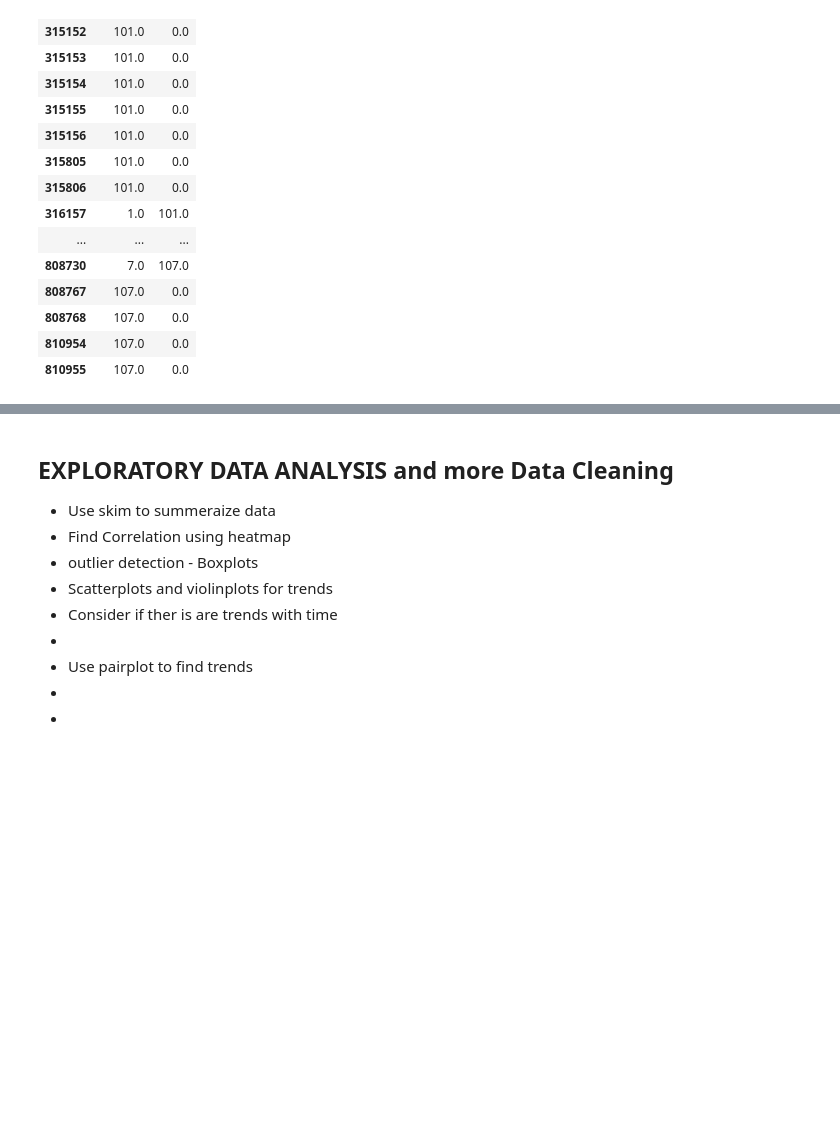
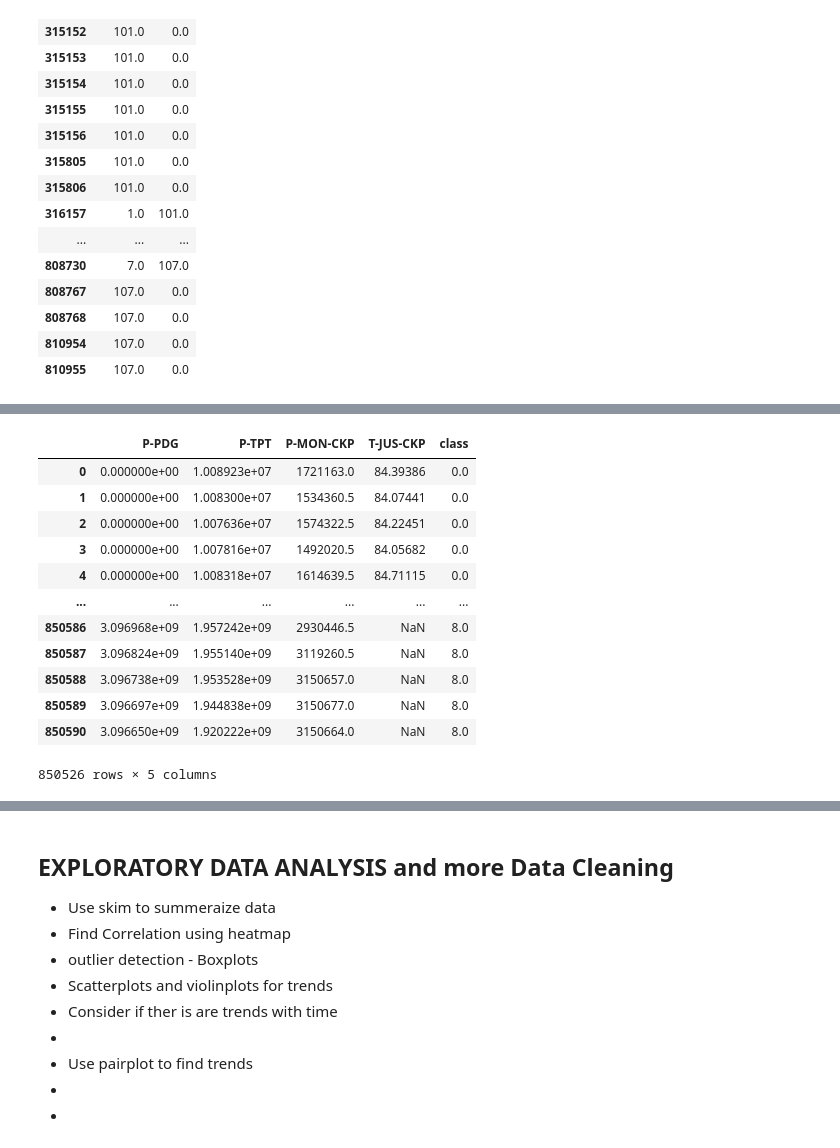
Before and after one commit to gilbertxvictor/Classification-of-undesirable-events-in-oil-well-operation, a Jupyter notebook: Task 1.ipynb, the cells around one changed output, grey strips where cells are left out. Drawn from its saved outputs; the diff is of its cells as text; code cells hidden in the pictures; blank space fills up the shorter version.

```diff
--- a/Task 1.ipynb
+++ b/Task 1.ipynb
@@ -263,0 +267,16 @@ Postpone fill null values untill after wrangling and data viz
+# %%
+df1.iloc[:,1:].copy()
+# %% [output]
+|  | P-PDG | P-TPT | P-MON-CKP | T-JUS-CKP | class |
+| 0 | 0.000000e+00 | 1.008923e+07 | 1721163.0 | 84.39386 | 0.0 |
+| 1 | 0.000000e+00 | 1.008300e+07 | 1534360.5 | 84.07441 | 0.0 |
+| 2 | 0.000000e+00 | 1.007636e+07 | 1574322.5 | 84.22451 | 0.0 |
+| 3 | 0.000000e+00 | 1.007816e+07 | 1492020.5 | 84.05682 | 0.0 |
+| 4 | 0.000000e+00 | 1.008318e+07 | 1614639.5 | 84.71115 | 0.0 |
+| ... | ... | ... | ... | ... | ... |
+| 850586 | 3.096968e+09 | 1.957242e+09 | 2930446.5 | NaN | 8.0 |
+| 850587 | 3.096824e+09 | 1.955140e+09 | 3119260.5 | NaN | 8.0 |
+| 850588 | 3.096738e+09 | 1.953528e+09 | 3150657.0 | NaN | 8.0 |
+| 850589 | 3.096697e+09 | 1.944838e+09 | 3150677.0 | NaN | 8.0 |
+| 850590 | 3.096650e+09 | 1.920222e+09 | 3150664.0 | NaN | 8.0 |
+850526 rows × 5 columns
```
Also changed, not shown: parts of 33 cells of this notebook.
